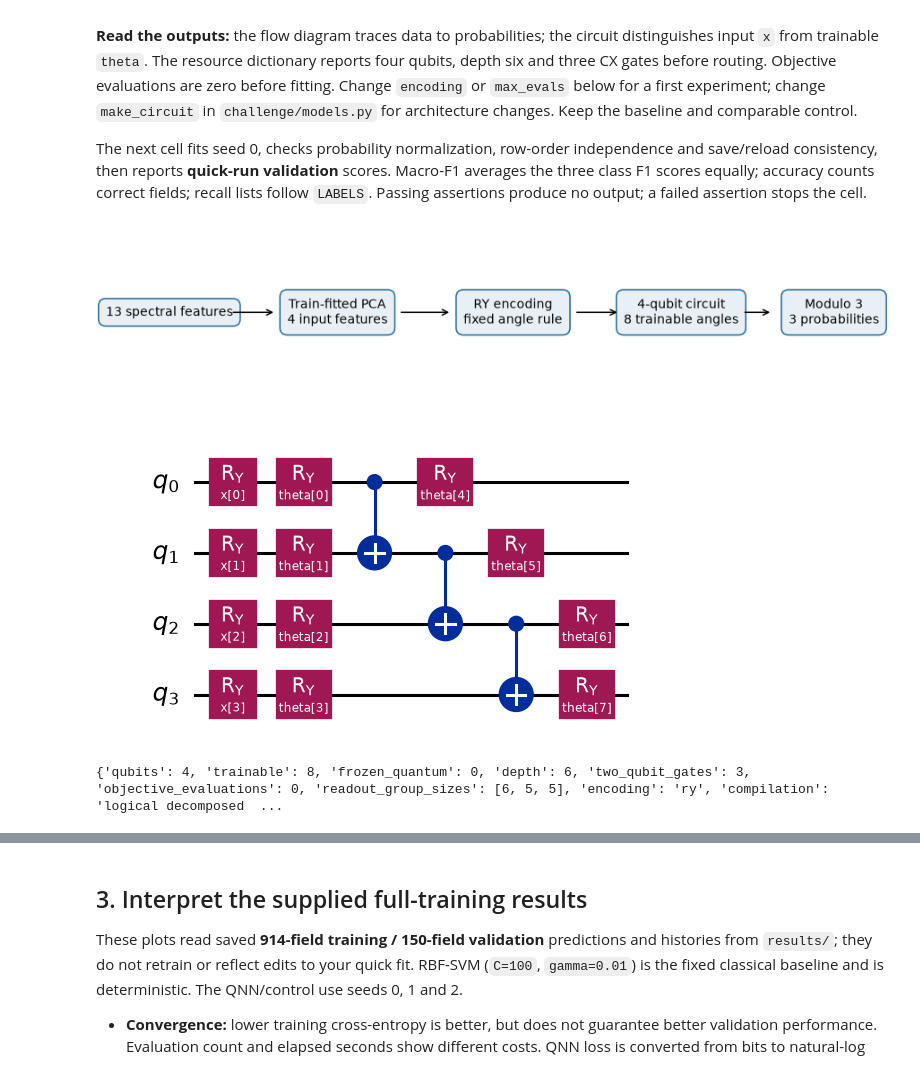
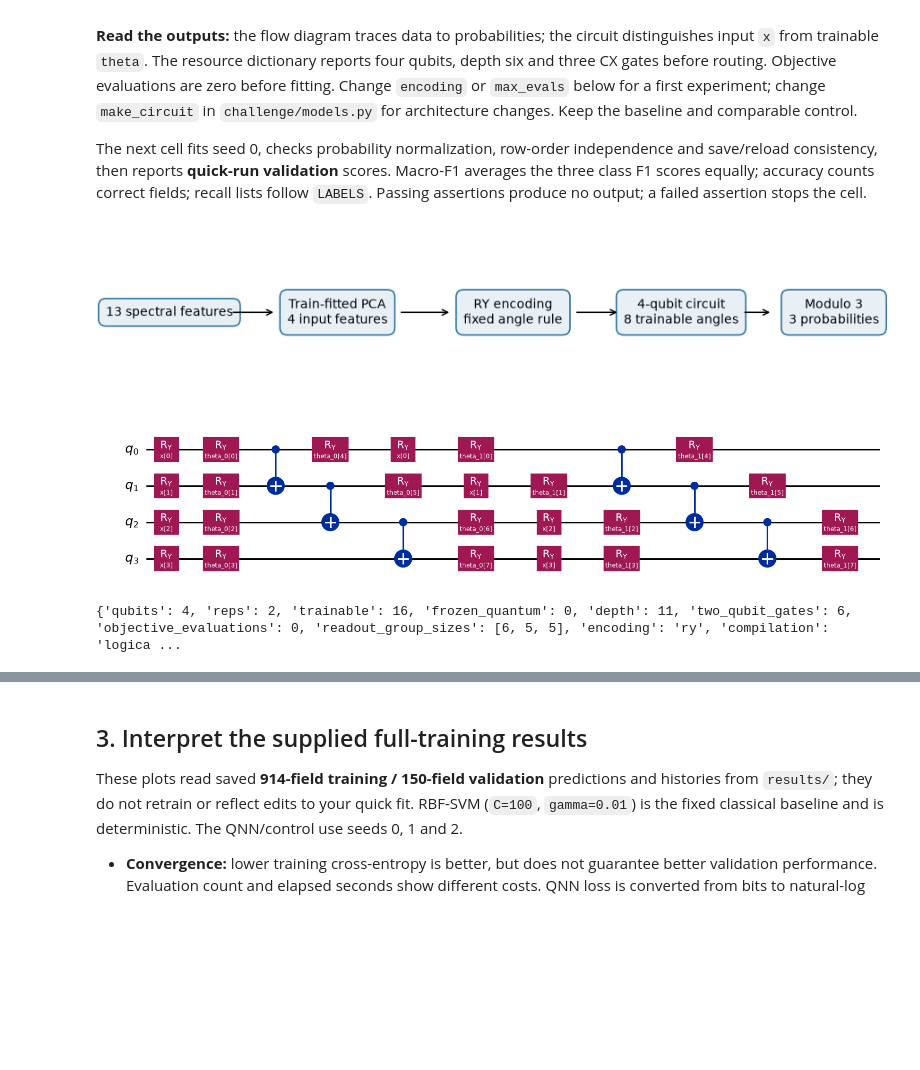
Before and after one commit to ahmedsaib/quanto, a Jupyter notebook: notebooks/Qiskit_QuantumAfrica_Crop_Challenge.ipynb, the cells around one changed output, grey strips where cells are left out. Drawn from its saved outputs; the diff is of its cells as text; code cells hidden in the pictures; blank space fills up the shorter version.

```diff
--- a/notebooks/Qiskit_QuantumAfrica_Crop_Challenge.ipynb
+++ b/notebooks/Qiskit_QuantumAfrica_Crop_Challenge.ipynb
@@ -104,24 +104,24 @@ The next cell fits seed 0, checks probability normalization, row-order independe
 # %%
 # Diagram of the starter pipeline; update its labels if you replace the model.
 fig, ax = plt.subplots(figsize=(10, 2))
 ax.axis('off')
 boxes = [(0.08, '13 spectral features'), (.30, 'Train-fitted PCA\n4 input features'),
          (.53, 'RY encoding\nfixed angle rule'), (.75, '4-qubit circuit\n8 trainable angles'),
          (.95, 'Modulo 3\n3 probabilities')]
 for x, label in boxes:
     ax.text(x, .5, label, transform=ax.transAxes, ha='center', va='center', fontsize=9,
             bbox=dict(boxstyle='round,pad=.6', fc='#e8f0f5', ec='#246a9a'))
 for (x, _), (next_x, _) in zip(boxes[:-1], boxes[1:]):
     ax.annotate('', xy=(next_x-.08,.5), xytext=(x+.08,.5), xycoords='axes fraction', arrowprops={'arrowstyle':'->'})
 save_show(fig, '02_model_flow')
 # Student controls: try encoding='zz' or a different evaluation budget, then rerun below.
-qnn = QuantumClassifier(LABELS, encoding='ry', max_evals=100)
+qnn = QuantumClassifier(LABELS, encoding='ry',reps=2, max_evals=100)
 save_show(qnn.circuit.draw(output='mpl', fold=-1), '03_actual_circuit')
 print(qnn.resources())
 # %% [output]
 [figure]
-[figure, old version]
+[figure, new version]
-{'qubits': 4, 'trainable': 8, 'frozen_quantum': 0, 'depth': 6, 'two_qubit_gates': 3, 'objective_evaluations': 0, 'readout_group_sizes': [6, 5, 5], 'encoding': 'ry', 'compilation': 'logical decomposed  ...
+{'qubits': 4, 'reps': 2, 'trainable': 16, 'frozen_quantum': 0, 'depth': 11, 'two_qubit_gates': 6, 'objective_evaluations': 0, 'readout_group_sizes': [6, 5, 5], 'encoding': 'ry', 'compilation': 'logica ...
 # %%
 # Fit both heads on identical rows. Change seed=0 to 1 and 2 for your final comparisons.
 qnn.fit(A[index], starter.target.to_numpy(), seed=0)
```
Also changed, not shown: parts of 8 cells of this notebook, 1 other file.
